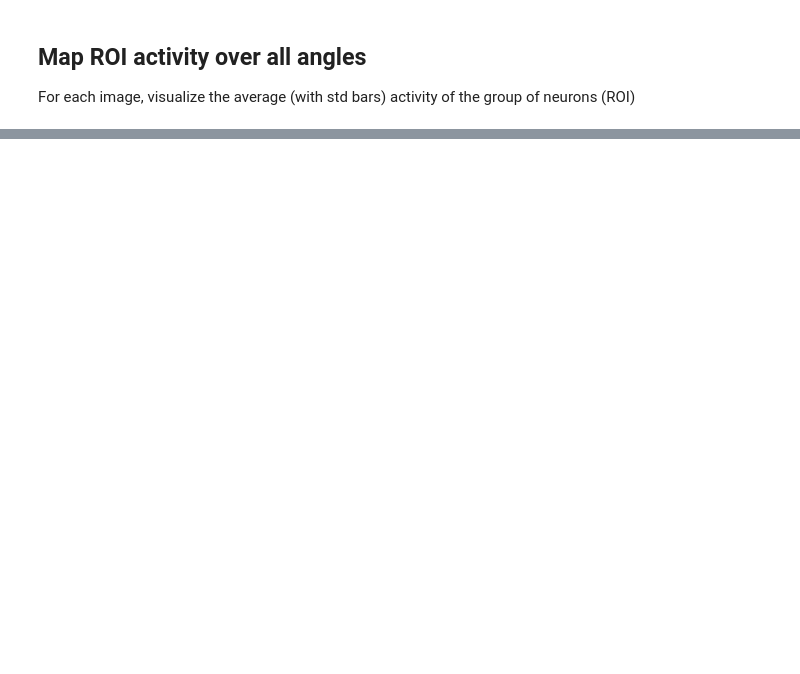
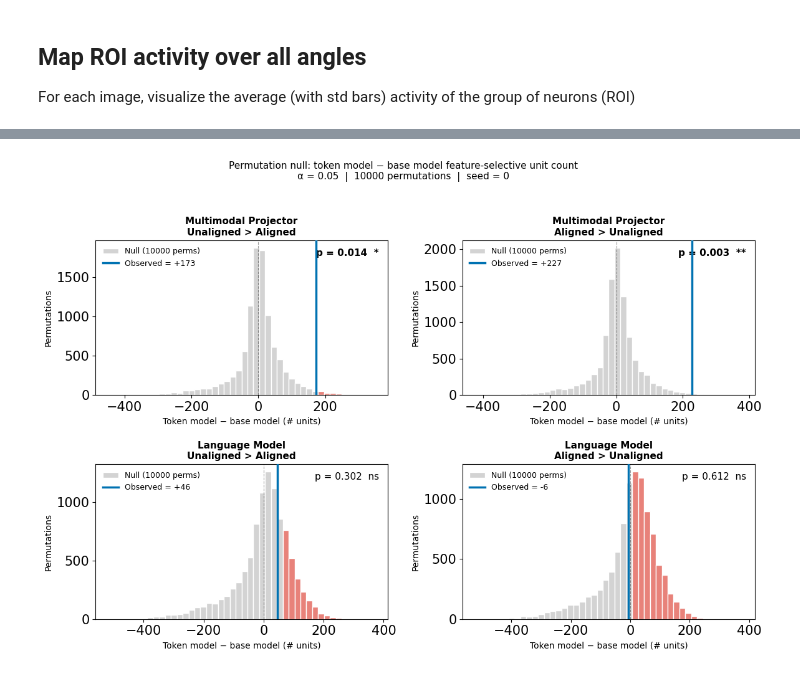
Before and after one commit to bridgetleonard2/EmbodimentTokens, a Jupyter notebook: activation_tracing.ipynb, the cells around one changed output, grey strips where cells are left out. Saved outputs shown, nothing was run; the diff lists cells and outputs as text; code cells hidden in the pictures; blank space fills up the shorter version.

```diff
--- a/activation_tracing.ipynb
+++ b/activation_tracing.ipynb
@@ -654,6 +82 @@ summary
 Find neurons that are correlated with aligned/unaligned (on/off)
-# %%
-alignment = [0, 0, 0, 2, 1, 1, 1, 1, 1, 2, 0, 0] * 2  # 0 for aligned angle, 1 for unaligned, 2 for perpendicular
-design_df['alignment'] = alignment
-print("\nDesign DataFrame with Alignment:")
-print(design_df.head())
@@ -772,7 +167,7 @@ roi_neurons_top100 = {}
 num_top_neurons = 100
 
 roi_neurons = {}
-p_value_threshold = 0.01 # Significance level for t-test
+p_value_threshold = 0.05 # Significance level for t-test
 # %% [markdown]
 ## Map ROI activity over all angles
 For each image, visualize the average (with std bars) activity of the group of neurons (ROI)
@@ -942,0 +236,13 @@ ROI for language_model_pp: Selected 100 top neurons.
+# %%
+import matplotlib.pyplot as plt
+import seaborn as sns
+
+# --- Font scaling (global rcParams) ---
+plt.rcParams['font.family'] = 'DejaVu Sans'
+plt.rcParams['font.size'] = 16
+plt.rcParams['axes.titlesize'] = 18
+plt.rcParams['axes.labelsize'] = 17
+plt.rcParams['xtick.labelsize'] = 15
+plt.rcParams['ytick.labelsize'] = 15
+plt.rcParams['legend.fontsize'] = 18
+plt.rcParams['legend.title_fontsize'] = 20
@@ -1589,0 +845,72 @@ plt.show()
+# %%
+# ==============================================================
+# Supplementary Figure: Permutation Null Distributions
+# One panel per layer x contrast — histogram of null (pp-base)
+# with observed difference marked.
+# ==============================================================
+
+panel_order = [
+    ('multimodal_projector', 'unalign_align', 'Multimodal Projector\nUnaligned > Aligned'),
+    ('multimodal_projector', 'align_unalign', 'Multimodal Projector\nAligned > Unaligned'),
+    ('language_model',       'unalign_align', 'Language Model\nUnaligned > Aligned'),
+    ('language_model',       'align_unalign', 'Language Model\nAligned > Unaligned'),
+]
+
+fig, axes = plt.subplots(2, 2, figsize=(12, 8))
+
+for ax, (layer, contrast, title) in zip(axes.flat, panel_order):
+    null     = null_diffs[layer][contrast]
+    obs_diff = (observed_counts[f'{layer}_pp'][contrast]
+                - observed_counts[f'{layer}_base'][contrast])
+    p_emp    = (1 + int(np.sum(null >= obs_diff))) / (N_PERMS + 1)
+    sig      = '**' if p_emp < 0.01 else ('*' if p_emp < 0.05 else 'ns')
+
+    # x range covers both null and observed value
+    span   = max(null.max() - null.min(), abs(obs_diff), 1)
+    margin = span * 0.12
+    x_lo   = min(null.min(), obs_diff) - margin
+    x_hi   = max(null.max(), obs_diff) + margin
+
+    # Main null histogram
+    counts, bin_edges, patches = ax.hist(
+        null, bins=40, color='lightgray', edgecolor='white',
+        zorder=2, label=f'Null ({N_PERMS} perms)'
+    )
+
+    # Colour bars in the tail (>= observed) red
+    for patch, left in zip(patches, bin_edges[:-1]):
+        if left >= obs_diff:
+            patch.set_facecolor('#E8827A')
+
+    # Observed difference — vertical line
+    ax.axvline(obs_diff, color='#0072B2', linewidth=2.5, zorder=5,
+               label=f'Observed = {obs_diff:+d}')
+
+    # Zero reference
+    ax.axvline(0, color='black', linewidth=0.8, linestyle='--', alpha=0.4)
+
+    # p-value annotation
+    fw = 'bold' if sig != 'ns' else 'normal'
+    ax.text(0.97, 0.95, f'p = {p_emp:.3f}  {sig}',
+            transform=ax.transAxes, ha='right', va='top',
+            fontsize=11, fontweight=fw,
+            bbox=dict(boxstyle='round,pad=0.25', fc='white', ec='none', alpha=0.85))
+
+    ax.set_title(title, fontsize=11, fontweight='bold')
+    ax.set_xlabel('Token model \u2212 base model (# units)', fontsize=10)
+    ax.set_ylabel('Permutations', fontsize=10)
+    ax.set_xlim(x_lo, x_hi)
+    ax.legend(frameon=False, fontsize=9, loc='upper left')
+
+plt.suptitle(
+    f'Permutation null: token model \u2212 base model feature-selective unit count\n'
+    f'\u03b1 = {P_THRESHOLD}  |  {N_PERMS} permutations  |  seed = {SEED}',
+    fontsize=11, y=1.01
+)
+plt.tight_layout()
+
+save_path = 'data/evals/visuals/permutation_null_histograms.png'
+plt.savefig(save_path, dpi=300, bbox_inches='tight')
+print(f'Saved to {save_path}')
+plt.show()
+# %% [output]
@@ -1589,0 +918 @@ plt.show()
+[figure, added]
```
Also changed, not shown: parts of 48 cells of this notebook, 13 other files.
